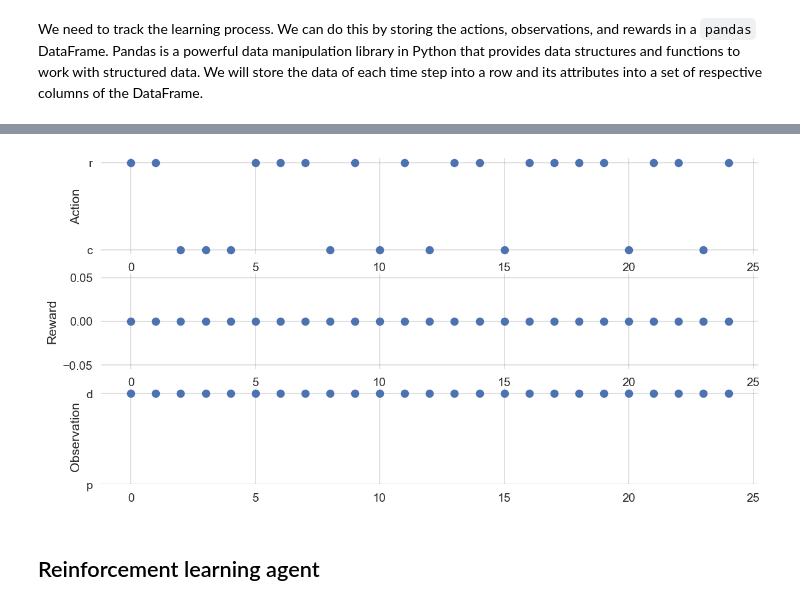
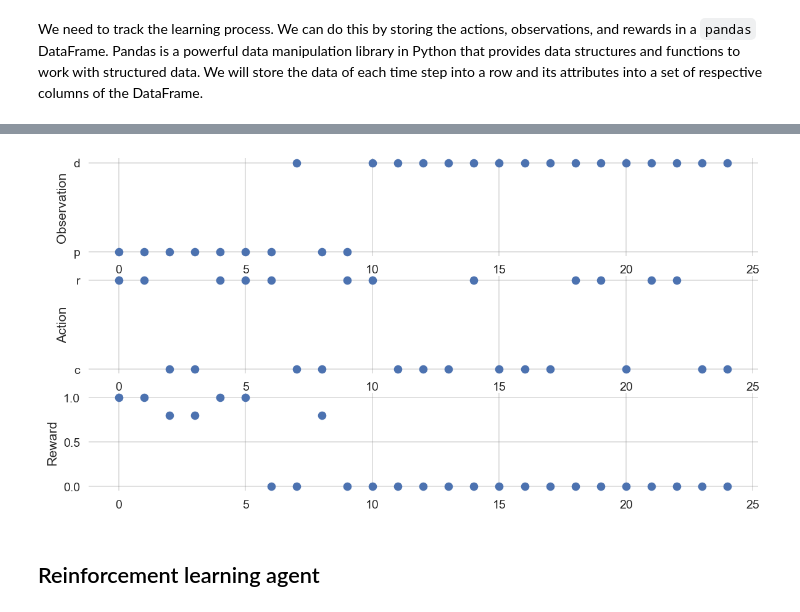
Before and after one commit to wbarfuss/csm-of-hei, a Jupyter notebook: 04.02-IndividualLearning.ipynb, the cells around one changed output, grey strips where cells are left out. Cells and saved outputs as stored; diff of their text form; code cells hidden in the pictures.

```diff
--- a/04.02-IndividualLearning.ipynb
+++ b/04.02-IndividualLearning.ipynb
@@ -375,0 +370,3 @@ env.step([1])
+# %%
+next_state, reward = env.step(env.ActionSet.index('r'))
+env.StateSet[next_state]
@@ -378,6 +385,6 @@ env.step([1])
 # %%
-agent = BehaviorAgent(policy=np.ones((2,2)))
+agent = RandomAgent(policy=np.ones((2,2)))
 env = RiskRewardDilemma(0.2, 0.1, 1.0, 0.8, 0.0)
-interface_run([agent], env, 10)
+interface_run(agent, env, 10)
 # %% [markdown]
 Obviously, this is not very insightful. We need to track the learning process.
@@ -387,22 +396,19 @@ We need to track the learning process. We can do this by storing the actions, ob
 def interface_run(agent, env, NrOfTimesteps):
     """Run the multi-agent environment for several time steps."""
 
-    columns = ["action", "observation", "reward"]
+    columns = ["observation", "action", "reward"]
     df = pd.DataFrame(index=range(NrOfTimesteps), columns=columns)
 
-    observations = env.observe()
+    observation = env.observe()
 
     for t in range(NrOfTimesteps):
 
-        action = agent.act(observations[0])
+        action = agent.act(observation)
+        next_observation, reward = env.step(action)
+        agent.update(observation, action, reward, next_observation)
 
-        next_observations, rewards, info = env.step([action])
+        df.loc[t] = (observation, action, reward)
 
-        agent.update(observations[0], action,
-                     rewards[0], next_observations[0])
-
-        df.loc[t] = (action, observations[0], rewards[0])
-
-        observations = next_observations
+        observation = next_observation
 
     return df
@@ -420,15 +428,15 @@ df.tail()
 def plot_ActionsRewardsObservations(df):
     fig, axes = plt.subplots(3,1, figsize=(10,5))
 
-    axes[0].plot(df.action, 'o', label='Agent 0')
-    axes[0].set_ylabel('Action')
+    axes[0].plot(df.observation, 'o', label='Agent 0');
+    axes[0].set_ylabel('Observation')
     axes[0].set_yticks([0, 1])
-    axes[0].set_yticklabels([env.ActionSets[0][0], env.ActionSets[0][1]])
+    axes[0].set_yticklabels([env.StateSet[0], env.StateSet[1]]);
 
-    axes[1].plot(df.reward, 'o', label='Agent 0');
-    axes[1].set_ylabel('Reward')
+    axes[1].plot(df.action, 'o', label='Agent 0')
+    axes[1].set_ylabel('Action')
+    axes[1].set_yticks([0, 1])
+    axes[1].set_yticklabels([env.ActionSet[0], env.ActionSet[1]])
 
-    axes[2].plot(df.observation, 'o', label='Agent 0');
-    axes[2].set_ylabel('Observation')
-    axes[2].set_yticks([0, 1])
-    axes[2].set_yticklabels([env.StateSet[0], env.StateSet[1]]);
+    axes[2].plot(df.reward, 'o', label='Agent 0');
+    axes[2].set_ylabel('Reward')
@@ -435,7 +445,7 @@ def plot_ActionsRewardsObservations(df):
 # %%
 #| fig-cap: "Action-Reward-Observation Dynamics"
-df = interface_run(agent, env, 25); plot_ActionsRewardsObservations(df)
+env.state=0; df = interface_run(agent, env, 25); plot_ActionsRewardsObservations(df)
 # %% [output]
-[figure, old version]
+[figure, new version]
 # %% [markdown]
 ## Reinforcement learning agent
```
Also changed, not shown: parts of 178 cells of this notebook, 10 other files.
